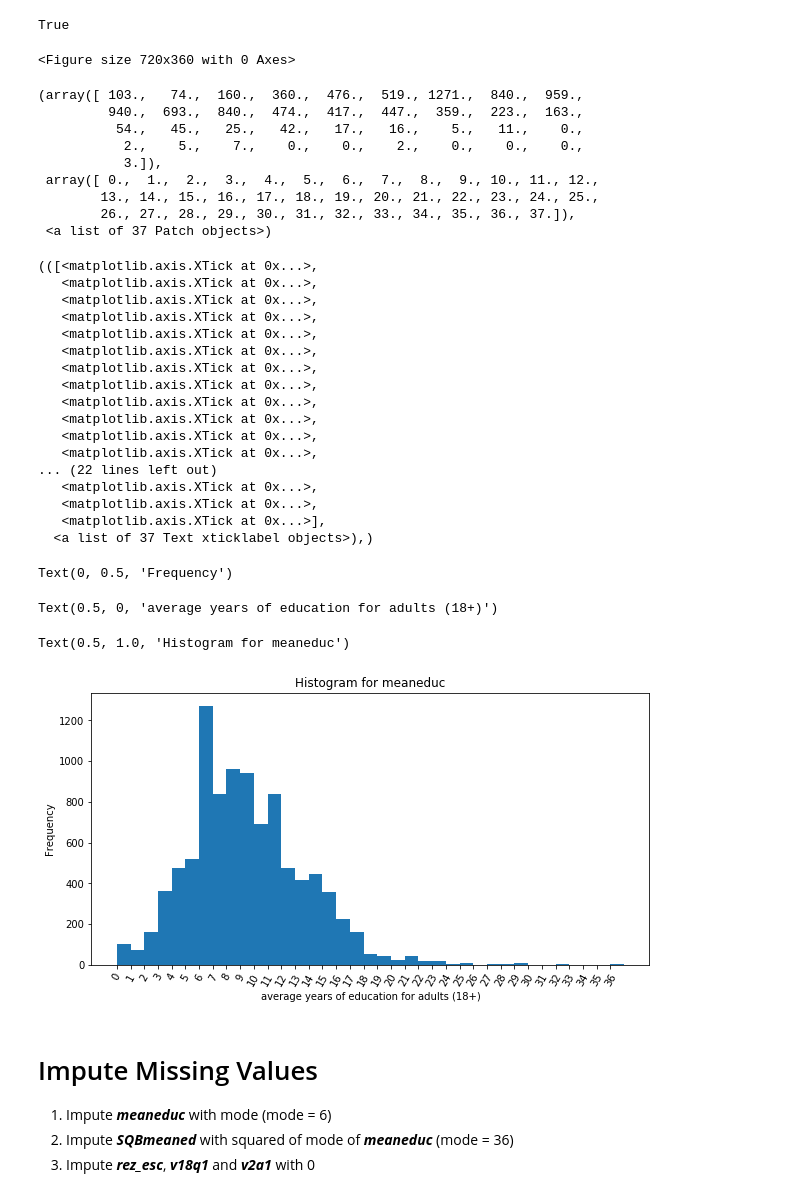
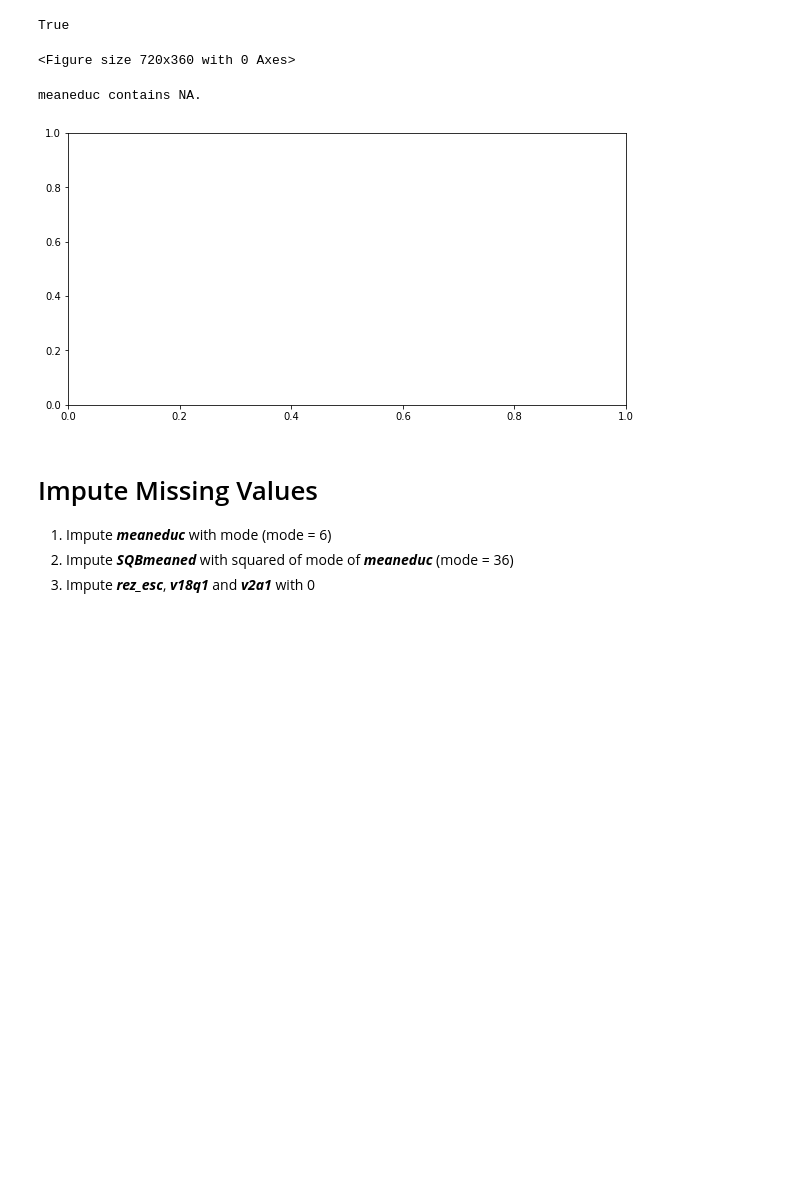
Before and after one commit to junyitt/CostaRica7003, a Jupyter notebook: EnJun/DataAnalyticsProject.ipynb, the cells around one changed output. Saved outputs shown, nothing was run; the diff lists cells and outputs as text; code cells hidden in the pictures; blank space fills up the shorter version.

```diff
--- a/EnJun/DataAnalyticsProject.ipynb
+++ b/EnJun/DataAnalyticsProject.ipynb
@@ -279,46 +283,21 @@ train["meaneduc"].isna().any()
 # %% [output]
 True
 # %%
+try:
+    plt.figure(figsize=(10,5))
+    plt.hist(x=train['meaneduc'],bins=int(train['meaneduc'].max()))
+    plt.xticks(np.arange(min(train['meaneduc']), max(train['meaneduc'])),rotation=60),
+    plt.ylabel('Frequency')
+    plt.xlabel('average years of education for adults (18+)')
+    plt.title('Histogram for meaneduc')
+    plt.show()
 
-plt.figure(figsize=(10,5))
-plt.hist(x=train['meaneduc'],bins=int(train['meaneduc'].max()))
-plt.xticks(np.arange(min(train['meaneduc']), max(train['meaneduc'])),rotation=60),
-plt.ylabel('Frequency')
-plt.xlabel('average years of education for adults (18+)')
-plt.title('Histogram for meaneduc')
-plt.show()
+except:
+    print("meaneduc contains NA.")
 # %% [output]
 <Figure size 720x360 with 0 Axes>
-(array([ 103.,   74.,  160.,  360.,  476.,  519., 1271.,  840.,  959.,
-         940.,  693.,  840.,  474.,  417.,  447.,  359.,  223.,  163.,
-          54.,   45.,   25.,   42.,   17.,   16.,    5.,   11.,    0.,
-           2.,    5.,    7.,    0.,    0.,    2.,    0.,    0.,    0.,
-           3.]),
- array([ 0.,  1.,  2.,  3.,  4.,  5.,  6.,  7.,  8.,  9., 10., 11., 12.,
-        13., 14., 15., 16., 17., 18., 19., 20., 21., 22., 23., 24., 25.,
-        26., 27., 28., 29., 30., 31., 32., 33., 34., 35., 36., 37.]),
- <a list of 37 Patch objects>)
+meaneduc contains NA.
-(([<matplotlib.axis.XTick at 0x...>,
-   <matplotlib.axis.XTick at 0x...>,
-   <matplotlib.axis.XTick at 0x...>,
-   <matplotlib.axis.XTick at 0x...>,
-   <matplotlib.axis.XTick at 0x...>,
-   <matplotlib.axis.XTick at 0x...>,
-   <matplotlib.axis.XTick at 0x...>,
-   <matplotlib.axis.XTick at 0x...>,
-   <matplotlib.axis.XTick at 0x...>,
-   <matplotlib.axis.XTick at 0x...>,
-   <matplotlib.axis.XTick at 0x...>,
-   <matplotlib.axis.XTick at 0x...>,
-... (22 lines left out)
-   <matplotlib.axis.XTick at 0x...>,
-   <matplotlib.axis.XTick at 0x...>,
-   <matplotlib.axis.XTick at 0x...>],
-  <a list of 37 Text xticklabel objects>),)
-Text(0, 0.5, 'Frequency')
-Text(0.5, 0, 'average years of education for adults (18+)')
-Text(0.5, 1.0, 'Histogram for meaneduc')
-[figure, old version]
+[figure, new version]
 # %% [markdown]
 # Impute Missing Values
 1. Impute ***meaneduc*** with mode (mode = 6)
```
Also changed, not shown: parts of 14 cells of this notebook, 2 other files.
